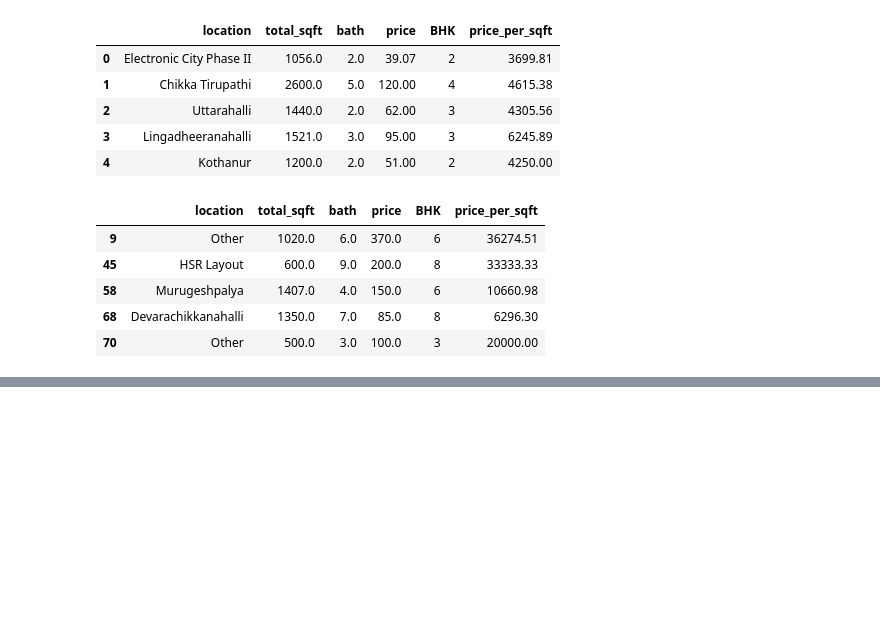
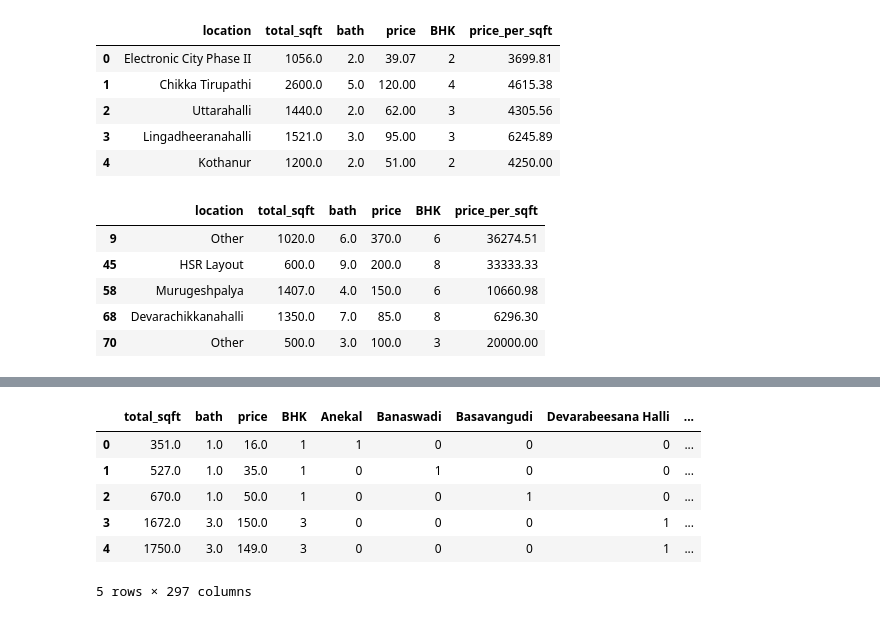
Before and after one commit to hemant271/DataScience, a Jupyter notebook: House Price Prediction/PricePrediction.ipynb, the cells around one changed output, grey strips where cells are left out. Drawn from its saved outputs; the diff is of its cells as text; code cells hidden in the pictures; blank space fills up the shorter version.

```diff
--- a/House Price Prediction/PricePrediction.ipynb
+++ b/House Price Prediction/PricePrediction.ipynb
@@ -118,0 +228,18 @@ df2 = df1[~(df1['total_sqft']/df1['BHK'] < 300)]
+# %%
+df4.drop(['price_per_sqft'], axis = 'columns', inplace = True)
+# %%
+dummies = pd.get_dummies(df4.location).drop(['Other'], axis = 'columns')
+# %%
+df5 = pd.concat([df4, dummies], axis = 'columns')
+# %%
+df5.drop(['location'], axis = 'columns', inplace = True)
+# %%
+df5.head()
+# %% [output]
+|  | total_sqft | bath | price | BHK | Anekal | Banaswadi | Basavangudi | Devarabeesana Halli | ... |
+| 0 | 351.0 | 1.0 | 16.0 | 1 | 1 | 0 | 0 | 0 | ... |
+| 1 | 527.0 | 1.0 | 35.0 | 1 | 0 | 1 | 0 | 0 | ... |
+| 2 | 670.0 | 1.0 | 50.0 | 1 | 0 | 0 | 1 | 0 | ... |
+| 3 | 1672.0 | 3.0 | 150.0 | 3 | 0 | 0 | 0 | 1 | ... |
+| 4 | 1750.0 | 3.0 | 149.0 | 3 | 0 | 0 | 0 | 1 | ... |
+5 rows × 297 columns
```
Also changed, not shown: parts of 17 cells of this notebook.
